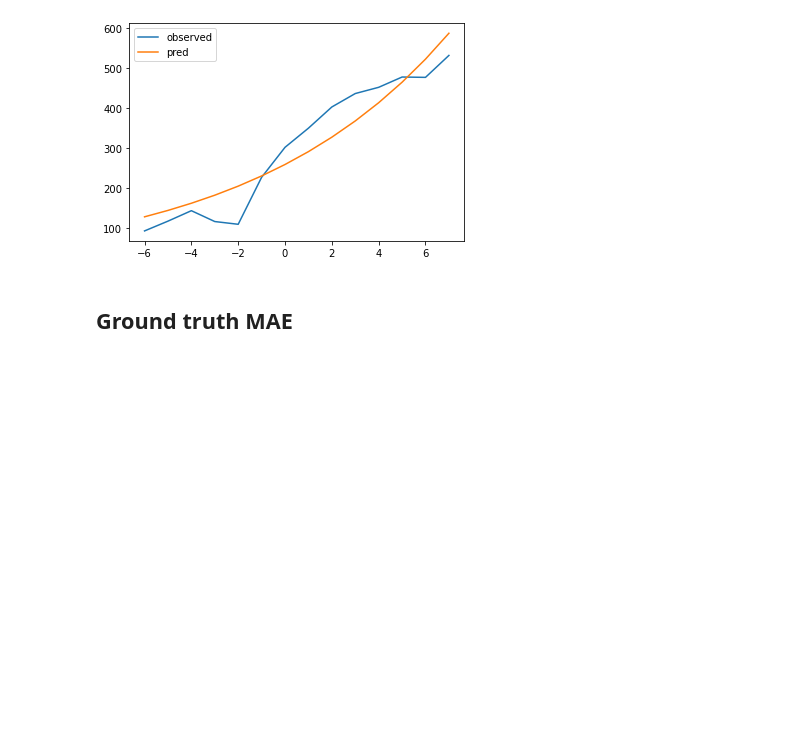
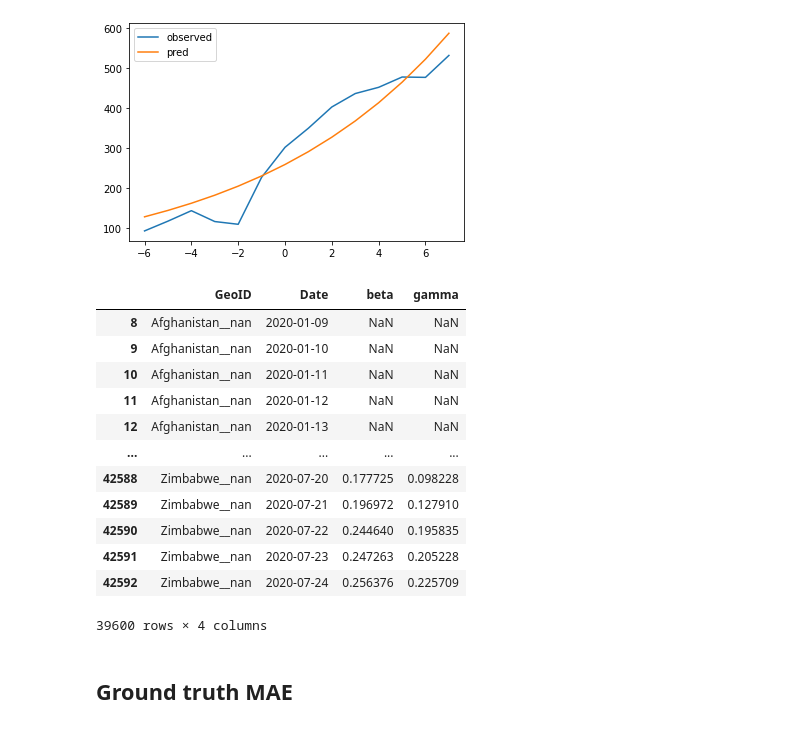
Before and after one commit to riccardoscheda/Bologna-Against-COVID, a Jupyter notebook: personal/FD/SIR_parameters.ipynb, the cells around one changed output. Cells and saved outputs as stored; diff of their text form; code cells hidden in the pictures; blank space fills up the shorter version.

```diff
--- a/personal/FD/SIR_parameters.ipynb
+++ b/personal/FD/SIR_parameters.ipynb
@@ -259,6 +272,22 @@ gamma    0.232977
 Name: 8611, dtype: object
 <matplotlib.legend.Legend at 0x...>
 [figure]
+# %%
+Sparf.df_pars
+# %% [output]
+|  | GeoID | Date | beta | gamma |
+| 8 | Afghanistan__nan | 2020-01-09 | NaN | NaN |
+| 9 | Afghanistan__nan | 2020-01-10 | NaN | NaN |
+| 10 | Afghanistan__nan | 2020-01-11 | NaN | NaN |
+| 11 | Afghanistan__nan | 2020-01-12 | NaN | NaN |
+| 12 | Afghanistan__nan | 2020-01-13 | NaN | NaN |
+| ... | ... | ... | ... | ... |
+| 42588 | Zimbabwe__nan | 2020-07-20 | 0.177725 | 0.098228 |
+| 42589 | Zimbabwe__nan | 2020-07-21 | 0.196972 | 0.127910 |
+| 42590 | Zimbabwe__nan | 2020-07-22 | 0.244640 | 0.195835 |
+| 42591 | Zimbabwe__nan | 2020-07-23 | 0.247263 | 0.205228 |
+| 42592 | Zimbabwe__nan | 2020-07-24 | 0.256376 | 0.225709 |
+39600 rows × 4 columns
 # %% [markdown]
 ## Ground truth MAE
 # %% [markdown]
```
Also changed, not shown: parts of 2 cells of this notebook, 2 other files.
